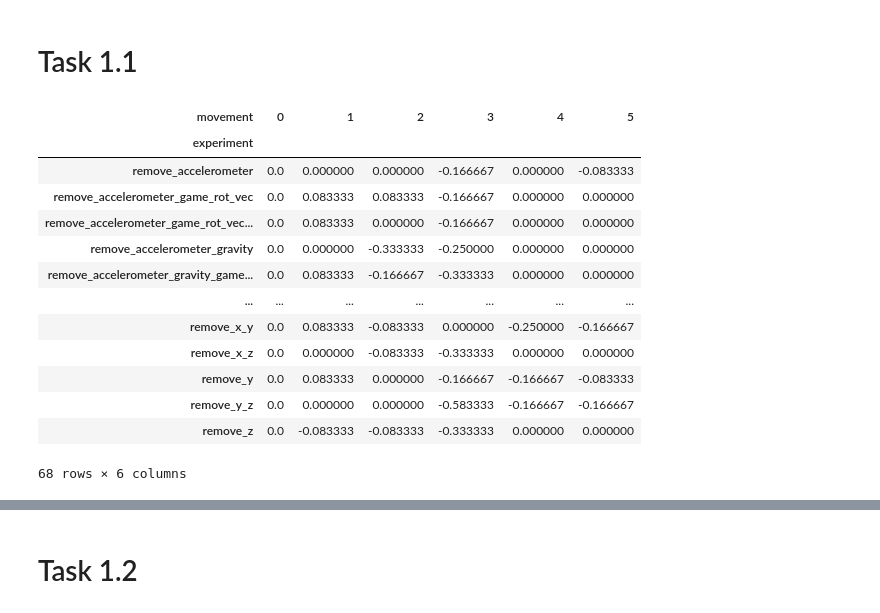
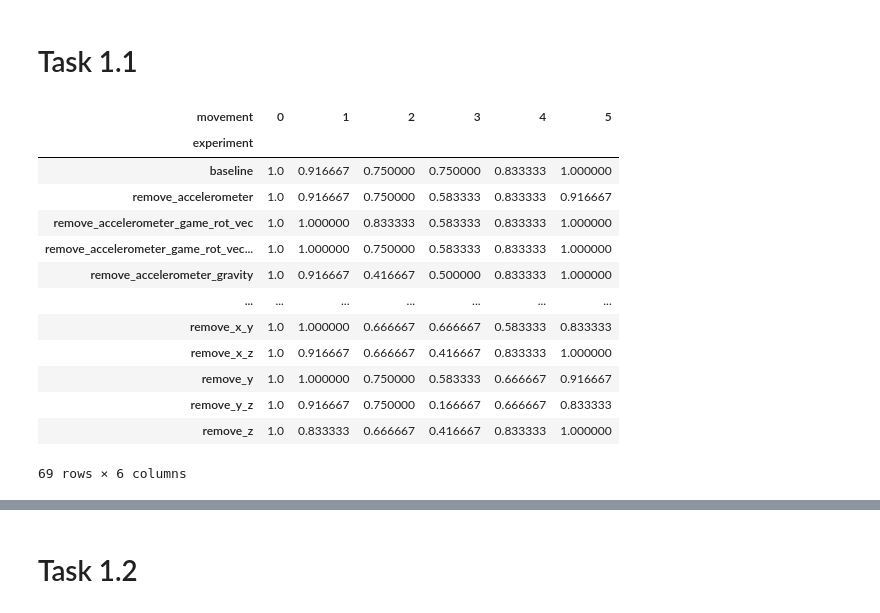
Before and after one commit to silviatommaso/human_motion_computing, a Jupyter notebook: part_I.ipynb, the cells around one changed output, grey strips where cells are left out. Cells and saved outputs as stored; diff of their text form; code cells hidden in the pictures.

```diff
--- a/part_I.ipynb
+++ b/part_I.ipynb
@@ -257,31 +243,2 @@ plt.show()
 # %% [markdown]
 # Task 1.1
-# %%
-results_df = pd.DataFrame(results)
-
-accuracy_table = results_df.pivot(index="experiment", columns="movement", values="accuracy")
-
-# delta table -> variation of accuracy
-baseline = accuracy_table.loc["baseline"]
-
-delta_table = accuracy_table.subtract(baseline, axis=1)
-
-delta_table = delta_table.drop("baseline")
-delta_table.to_csv("experimental_results/task_1_1_accuracy.csv")
-
-delta_table
-# %% [output]
-| movement | 0 | 1 | 2 | 3 | 4 | 5 |
-| experiment |  |  |  |  |  |  |
-| remove_accelerometer | 0.0 | 0.000000 | 0.000000 | -0.166667 | 0.000000 | -0.083333 |
-| remove_accelerometer_game_rot_vec | 0.0 | 0.083333 | 0.083333 | -0.166667 | 0.000000 | 0.000000 |
-| remove_accelerometer_game_rot_vec... | 0.0 | 0.083333 | 0.000000 | -0.166667 | 0.000000 | 0.000000 |
-| remove_accelerometer_gravity | 0.0 | 0.000000 | -0.333333 | -0.250000 | 0.000000 | 0.000000 |
-| remove_accelerometer_gravity_game... | 0.0 | 0.083333 | -0.166667 | -0.333333 | 0.000000 | 0.000000 |
-| ... | ... | ... | ... | ... | ... | ... |
-| remove_x_y | 0.0 | 0.083333 | -0.083333 | 0.000000 | -0.250000 | -0.166667 |
-| remove_x_z | 0.0 | 0.000000 | -0.083333 | -0.333333 | 0.000000 | 0.000000 |
-| remove_y | 0.0 | 0.083333 | 0.000000 | -0.166667 | -0.166667 | -0.083333 |
-| remove_y_z | 0.0 | 0.000000 | 0.000000 | -0.583333 | -0.166667 | -0.166667 |
-| remove_z | 0.0 | -0.083333 | -0.083333 | -0.333333 | 0.000000 | 0.000000 |
-68 rows × 6 columns
@@ -287,0 +249,27 @@ delta_table
+# %%
+results_df = pd.DataFrame(channel_results)
+
+
+#----------------
+# RECALL TABLE
+#----------------
+recall_table = results_df.pivot(index="experiment", columns="movement", values="recall")
+
+recall_table.to_csv("experimental_results/task_1_1/recall.csv")
+
+recall_table
+# %% [output]
+| movement | 0 | 1 | 2 | 3 | 4 | 5 |
+| experiment |  |  |  |  |  |  |
+| baseline | 1.0 | 0.916667 | 0.750000 | 0.750000 | 0.833333 | 1.000000 |
+| remove_accelerometer | 1.0 | 0.916667 | 0.750000 | 0.583333 | 0.833333 | 0.916667 |
+| remove_accelerometer_game_rot_vec | 1.0 | 1.000000 | 0.833333 | 0.583333 | 0.833333 | 1.000000 |
+| remove_accelerometer_game_rot_vec... | 1.0 | 1.000000 | 0.750000 | 0.583333 | 0.833333 | 1.000000 |
+| remove_accelerometer_gravity | 1.0 | 0.916667 | 0.416667 | 0.500000 | 0.833333 | 1.000000 |
+| ... | ... | ... | ... | ... | ... | ... |
+| remove_x_y | 1.0 | 1.000000 | 0.666667 | 0.666667 | 0.583333 | 0.833333 |
+| remove_x_z | 1.0 | 0.916667 | 0.666667 | 0.416667 | 0.833333 | 1.000000 |
+| remove_y | 1.0 | 1.000000 | 0.750000 | 0.583333 | 0.666667 | 0.916667 |
+| remove_y_z | 1.0 | 0.916667 | 0.750000 | 0.166667 | 0.666667 | 0.833333 |
+| remove_z | 1.0 | 0.833333 | 0.666667 | 0.416667 | 0.833333 | 1.000000 |
+69 rows × 6 columns
```
Also changed, not shown: parts of 8 cells of this notebook, 16 other files.
